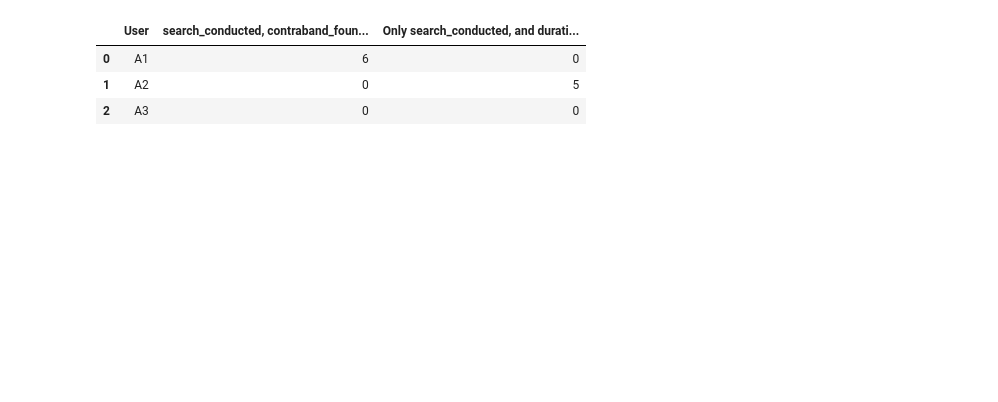
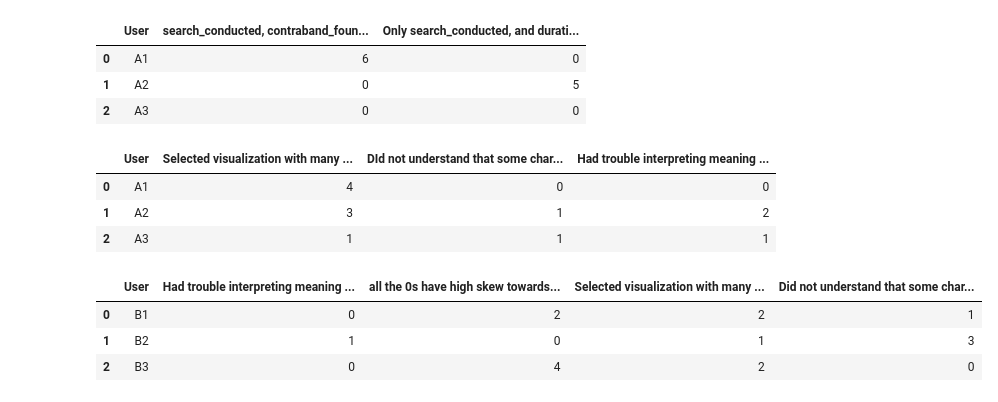
Before and after one commit to dorisjlee/viz-summarization, a Jupyter notebook: ipynb/User Study Results and Paper Statistics.ipynb, the cells around one changed output. Saved outputs shown, nothing was run; the diff lists cells and outputs as text; code cells hidden in the pictures; blank space fills up the shorter version.

```diff
--- a/ipynb/User Study Results and Paper Statistics.ipynb
+++ b/ipynb/User Study Results and Paper Statistics.ipynb
@@ -623,2 +608,9 @@ autism_important_factors = ["User","a9=1 is important"]
+# %%
+police_agg_result[police_misleading]
+# %% [output]
+|  | User | Selected visualization with many ... | DId not understand that some char... | Had trouble interpreting meaning ... |
+| 0 | A1 | 4 | 0 | 0 |
+| 1 | A2 | 3 | 1 | 2 |
+| 2 | A3 | 1 | 1 | 1 |
 # %%
-misleading=["all the 0s have high skew towards NO and all 1s have about equal rates of YES and NO autism.","Selected visualization with many filters are interesting 100% but may be high due to unknown subpopulation size and should be investigated further .","Did not understand that some chart may have a smaller subpopulation size"]
+misleading=["User","Had trouble interpreting meaning of combination of filters, related to above.","all the 0s have high skew towards NO and all 1s have about equal rates of YES and NO autism.","Selected visualization with many filters are interesting 100% but may be high due to unknown subpopulation size and should be investigated further .","Did not understand that some chart may have a smaller subpopulation size"]
@@ -626,0 +617,7 @@ misleading=["all the 0s have high skew towards NO and all 1s have about equal ra
+# %%
+autism_agg_result[misleading]
+# %% [output]
+|  | User | Had trouble interpreting meaning ... | all the 0s have high skew towards... | Selected visualization with many ... | Did not understand that some char... |
+| 0 | B1 | 0 | 2 | 2 | 1 |
+| 1 | B2 | 1 | 0 | 1 | 3 |
+| 2 | B3 | 0 | 4 | 2 | 0 |
```
Also changed, not shown: parts of 6 cells of this notebook, 10 other files.
